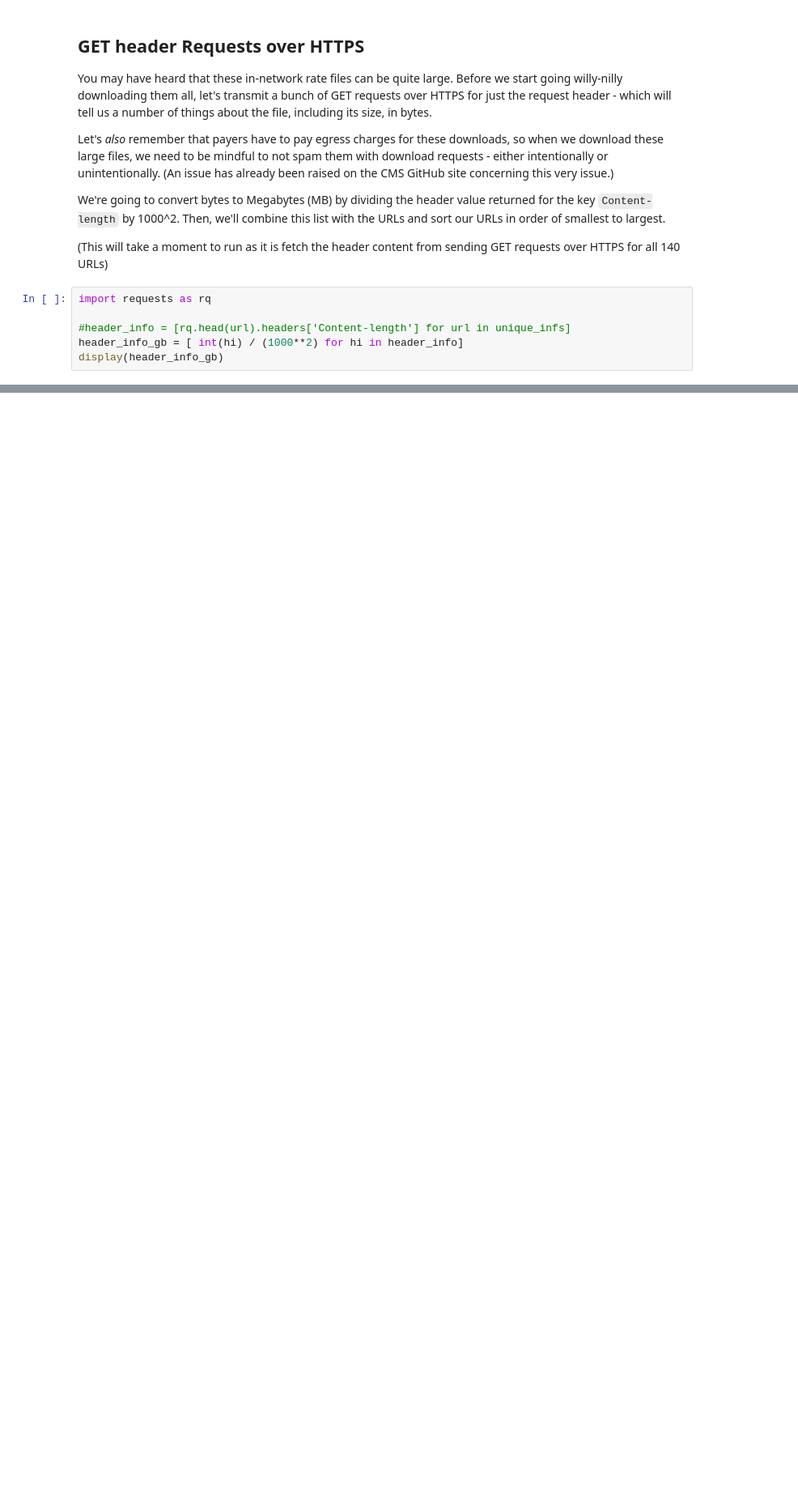
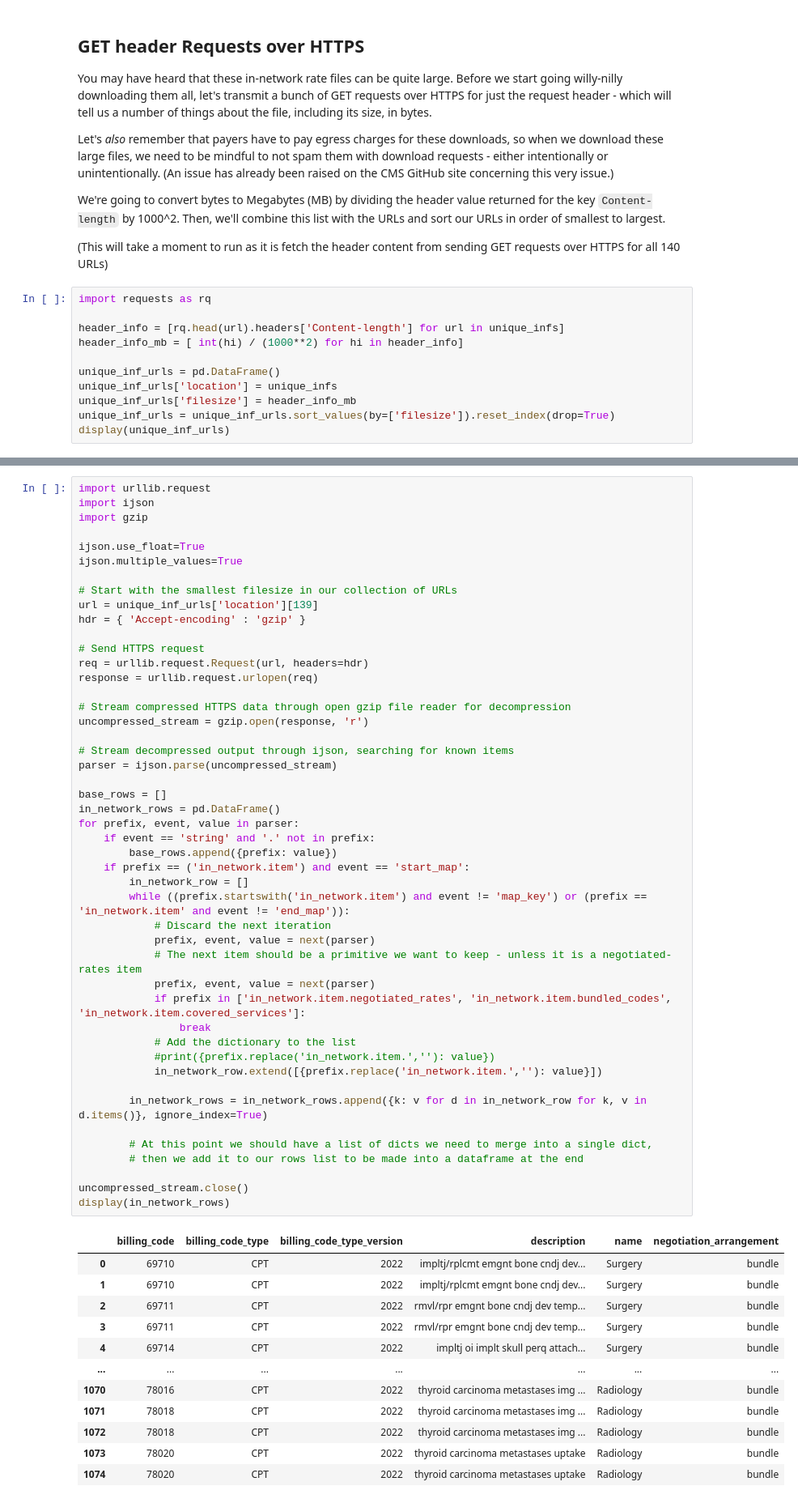
Before and after one commit to bentwheel/payer-price-transparency-tutorial, a Jupyter notebook: tic_in_network.ipynb, the cells around one changed output, grey strips where cells are left out. Shown at 81% size. Saved outputs shown, nothing was run; the diff lists cells and outputs as text; blank space fills up the shorter version.

Commit message:
Halfway there on in-network rates

```diff
--- a/tic_in_network.ipynb
+++ b/tic_in_network.ipynb
@@ -85,7 +83,12 @@ We're going to convert bytes to Megabytes (MB) by dividing the header value retu
 # %%
 import requests as rq
 
-#header_info = [rq.head(url).headers['Content-length'] for url in unique_infs]
-header_info_gb = [ int(hi) / (1000**2) for hi in header_info]
-display(header_info_gb)
+header_info = [rq.head(url).headers['Content-length'] for url in unique_infs]
+header_info_mb = [ int(hi) / (1000**2) for hi in header_info]
+
+unique_inf_urls = pd.DataFrame()
+unique_inf_urls['location'] = unique_infs
+unique_inf_urls['filesize'] = header_info_mb
+unique_inf_urls = unique_inf_urls.sort_values(by=['filesize']).reset_index(drop=True)
+display(unique_inf_urls)
 # %% [output]
@@ -108,0 +137,60 @@ display(header_info_gb)
+# %%
+import urllib.request
+import ijson
+import gzip
+
+ijson.use_float=True
+ijson.multiple_values=True
+
+# Start with the smallest filesize in our collection of URLs
+url = unique_inf_urls['location'][139]
+hdr = { 'Accept-encoding' : 'gzip' }
+
+# Send HTTPS request
+req = urllib.request.Request(url, headers=hdr)
+response = urllib.request.urlopen(req)
+
+# Stream compressed HTTPS data through open gzip file reader for decompression
+uncompressed_stream = gzip.open(response, 'r')
+
+# Stream decompressed output through ijson, searching for known items
+parser = ijson.parse(uncompressed_stream)
+
+base_rows = []
+in_network_rows = pd.DataFrame()
+for prefix, event, value in parser:
+    if event == 'string' and '.' not in prefix:
+        base_rows.append({prefix: value})
+    if prefix == ('in_network.item') and event == 'start_map':
+        in_network_row = []
+        while ((prefix.startswith('in_network.item') and event != 'map_key') or (prefix == 'in_network.item' and event != 'end_map')):
+            # Discard the next iteration
+            prefix, event, value = next(parser)
+            # The next item should be a primitive we want to keep - unless it is a negotiated-rates item
+            prefix, event, value = next(parser)
+            if prefix in ['in_network.item.negotiated_rates', 'in_network.item.bundled_codes', 'in_network.item.covered_services']:
+                break
+            # Add the dictionary to the list
+            #print({prefix.replace('in_network.item.',''): value})
+            in_network_row.extend([{prefix.replace('in_network.item.',''): value}])
+
+        in_network_rows = in_network_rows.append({k: v for d in in_network_row for k, v in d.items()}, ignore_index=True)
+
+        # At this point we should have a list of dicts we need to merge into a single dict,
+        # then we add it to our rows list to be made into a dataframe at the end
+
+uncompressed_stream.close()
+display(in_network_rows)
+# %% [output]
+|  | billing_code | billing_code_type | billing_code_type_version | description | name | negotiation_arrangement |
+| 0 | 69710 | CPT | 2022 | impltj/rplcmt emgnt bone cndj dev... | Surgery | bundle |
+| 1 | 69710 | CPT | 2022 | impltj/rplcmt emgnt bone cndj dev... | Surgery | bundle |
+| 2 | 69711 | CPT | 2022 | rmvl/rpr emgnt bone cndj dev temp... | Surgery | bundle |
+| 3 | 69711 | CPT | 2022 | rmvl/rpr emgnt bone cndj dev temp... | Surgery | bundle |
+| 4 | 69714 | CPT | 2022 | impltj oi implt skull perq attach... | Surgery | bundle |
+| ... | ... | ... | ... | ... | ... | ... |
+| 1070 | 78016 | CPT | 2022 | thyroid carcinoma metastases img ... | Radiology | bundle |
+| 1071 | 78018 | CPT | 2022 | thyroid carcinoma metastases img ... | Radiology | bundle |
+| 1072 | 78018 | CPT | 2022 | thyroid carcinoma metastases img ... | Radiology | bundle |
+| 1073 | 78020 | CPT | 2022 | thyroid carcinoma metastases uptake | Radiology | bundle |
+| 1074 | 78020 | CPT | 2022 | thyroid carcinoma metastases uptake | Radiology | bundle |
```
Also changed, not shown: parts of 7 cells of this notebook.
